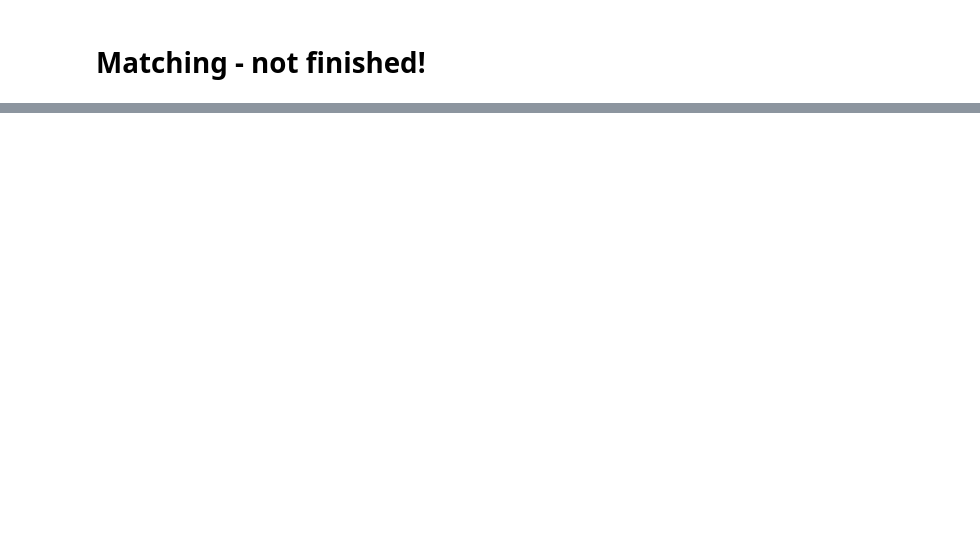
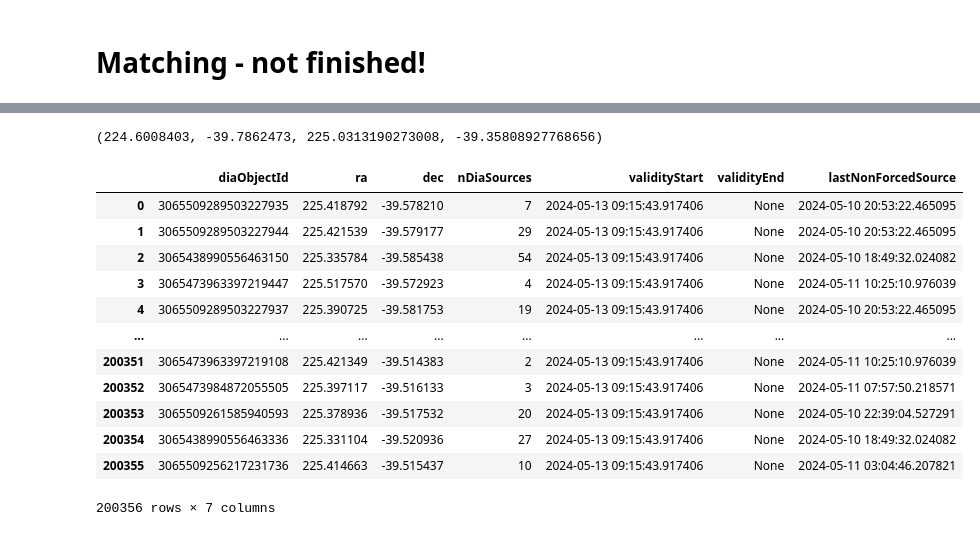
Before and after one commit to lsst-sitcom/notebooks_dia, a Jupyter notebook: Op_rehs_3_dia_truth_sprint_May13_2024.ipynb, the cells around one changed output, grey strips where cells are left out. Cells and saved outputs as stored; diff of their text form; code cells hidden in the pictures; blank space fills up the shorter version.

```diff
--- a/Op_rehs_3_dia_truth_sprint_May13_2024.ipynb
+++ b/Op_rehs_3_dia_truth_sprint_May13_2024.ipynb
@@ -306,0 +516,20 @@ matches
+# %%
+ra1matched[0], dec1matched[0], ra2matched[0], dec2matched[0]
+# %% [output]
+(224.6008403, -39.7862473, 225.0313190273008, -39.35808927768656)
+# %%
+pp_object_table
+# %% [output]
+|  | diaObjectId | ra | dec | nDiaSources | validityStart | validityEnd | lastNonForcedSource |
+| 0 | 3065509289503227935 | 225.418792 | -39.578210 | 7 | 2024-05-13 09:15:43.917406 | None | 2024-05-10 20:53:22.465095 |
+| 1 | 3065509289503227944 | 225.421539 | -39.579177 | 29 | 2024-05-13 09:15:43.917406 | None | 2024-05-10 20:53:22.465095 |
+| 2 | 3065438990556463150 | 225.335784 | -39.585438 | 54 | 2024-05-13 09:15:43.917406 | None | 2024-05-10 18:49:32.024082 |
+| 3 | 3065473963397219447 | 225.517570 | -39.572923 | 4 | 2024-05-13 09:15:43.917406 | None | 2024-05-11 10:25:10.976039 |
+| 4 | 3065509289503227937 | 225.390725 | -39.581753 | 19 | 2024-05-13 09:15:43.917406 | None | 2024-05-10 20:53:22.465095 |
+| ... | ... | ... | ... | ... | ... | ... | ... |
+| 200351 | 3065473963397219108 | 225.421349 | -39.514383 | 2 | 2024-05-13 09:15:43.917406 | None | 2024-05-11 10:25:10.976039 |
+| 200352 | 3065473984872055505 | 225.397117 | -39.516133 | 3 | 2024-05-13 09:15:43.917406 | None | 2024-05-11 07:57:50.218571 |
+| 200353 | 3065509261585940593 | 225.378936 | -39.517532 | 20 | 2024-05-13 09:15:43.917406 | None | 2024-05-10 22:39:04.527291 |
+| 200354 | 3065438990556463336 | 225.331104 | -39.520936 | 27 | 2024-05-13 09:15:43.917406 | None | 2024-05-10 18:49:32.024082 |
+| 200355 | 3065509256217231736 | 225.414663 | -39.515437 | 10 | 2024-05-13 09:15:43.917406 | None | 2024-05-11 03:04:46.207821 |
+200356 rows × 7 columns
```
Also changed, not shown: parts of 36 cells of this notebook.
